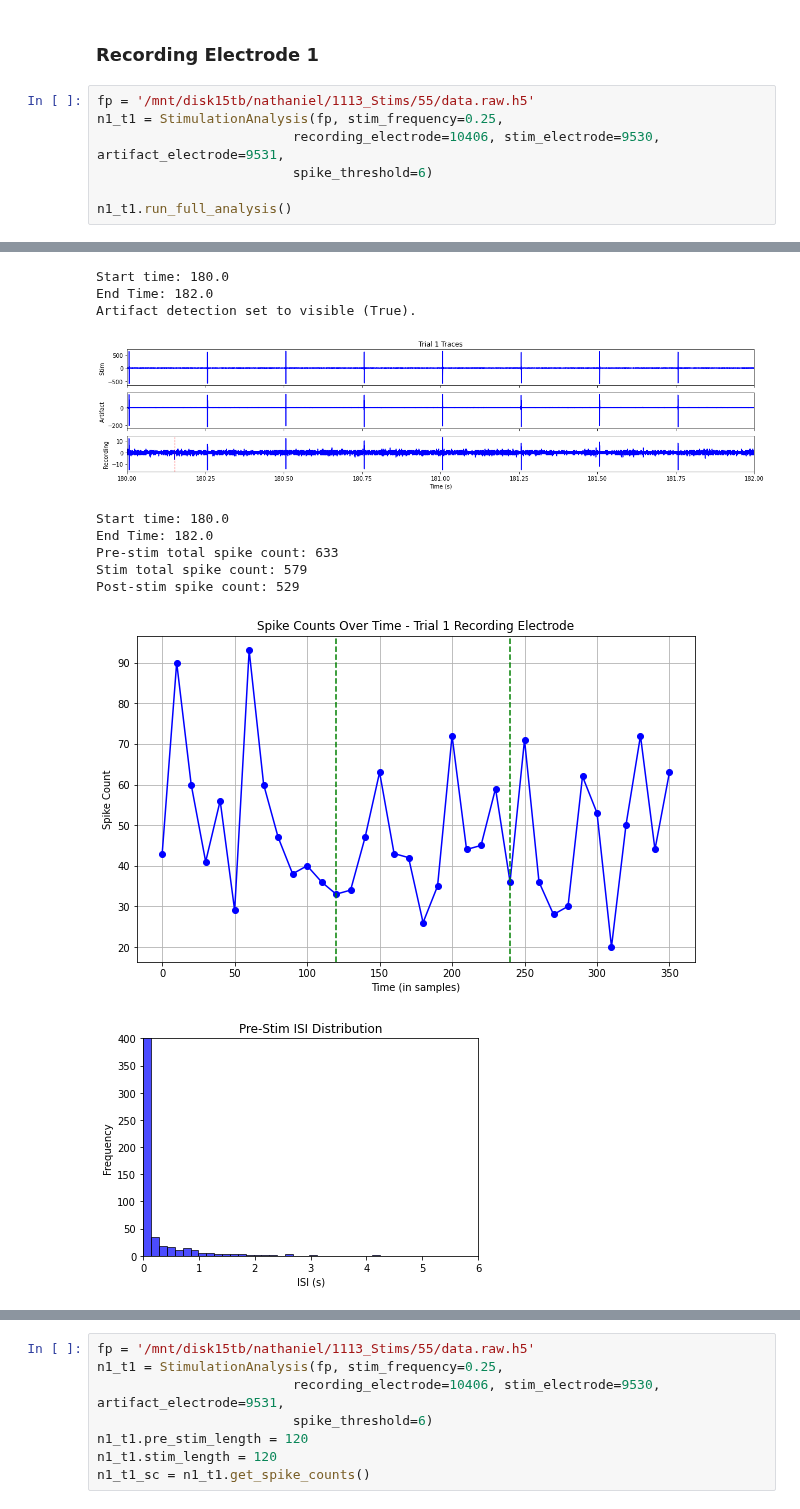
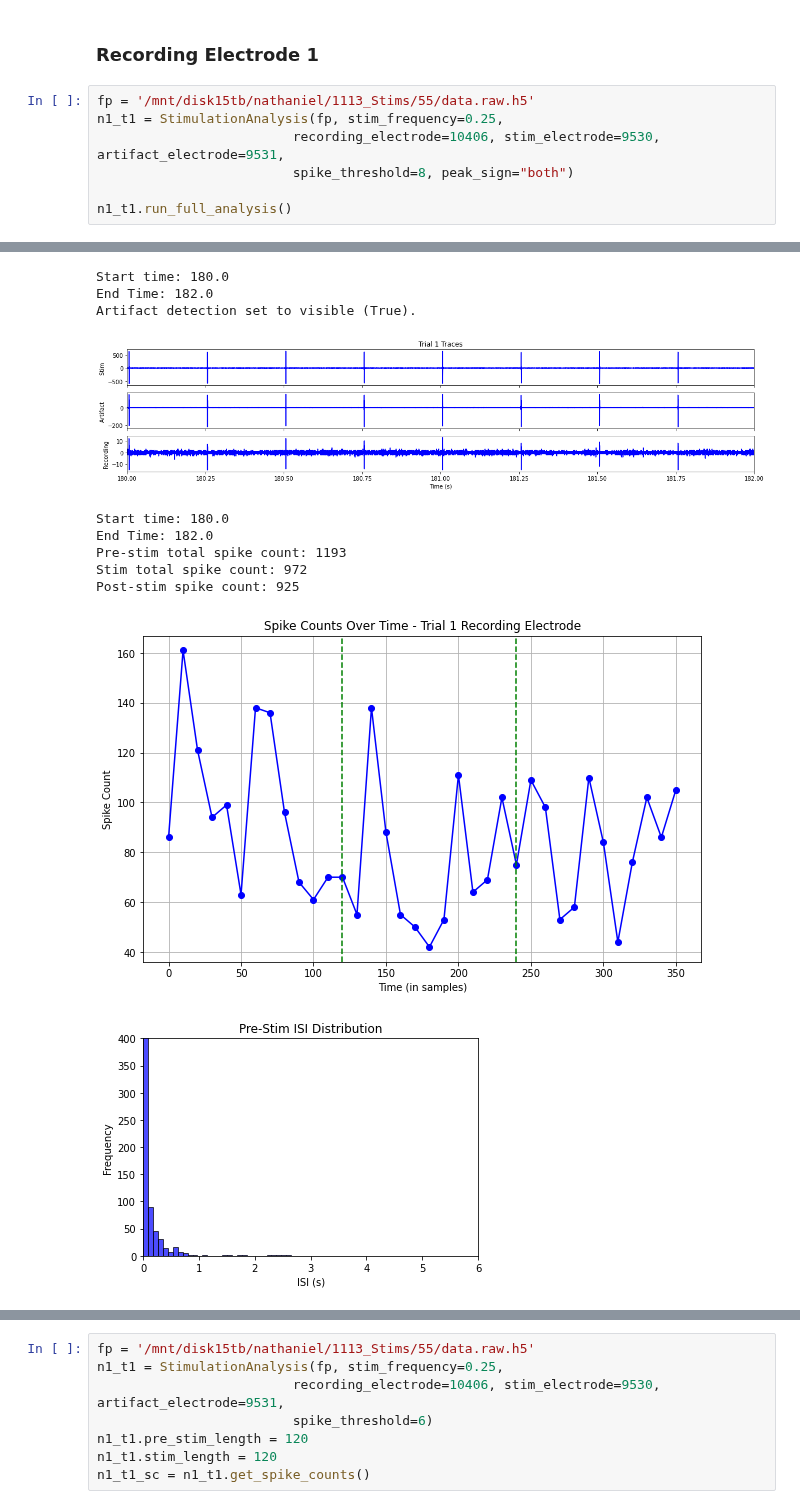
Before and after one commit to roybens/MEA_Analysis, a Jupyter notebook: IPNAnalysis/exp1113.ipynb, the cells around one changed output, grey strips where cells are left out. Saved outputs shown, nothing was run; the diff lists cells and outputs as text.

Commit message:
detects both negative and positive peaks

```diff
--- a/IPNAnalysis/exp1113.ipynb
+++ b/IPNAnalysis/exp1113.ipynb
@@ -20,7 +20,7 @@ def print_isi_ff_stats(stim_assay):
 fp = '/mnt/disk15tb/nathaniel/1113_Stims/55/data.raw.h5'
 n1_t1 = StimulationAnalysis(fp, stim_frequency=0.25,
                          recording_electrode=10406, stim_electrode=9530, artifact_electrode=9531,
-                         spike_threshold=6)
+                         spike_threshold=8, peak_sign="both")
 
 n1_t1.run_full_analysis()
 # %% [output]
@@ -28,11 +28,11 @@ n1_t1.run_full_analysis()
 Start time: 180.0
 End Time: 182.0
 Artifact detection set to visible (True).
 [figure]
 Start time: 180.0
 End Time: 182.0
-Pre-stim total spike count: 633
-Stim total spike count: 579
-Post-stim spike count: 529
+Pre-stim total spike count: 1193
+Stim total spike count: 972
+Post-stim spike count: 925
-[figure, old version]
+[figure, new version]
-[figure, old version]
+[figure, new version]
```
Also changed, not shown: parts of 2 cells of this notebook, 1 other file.
